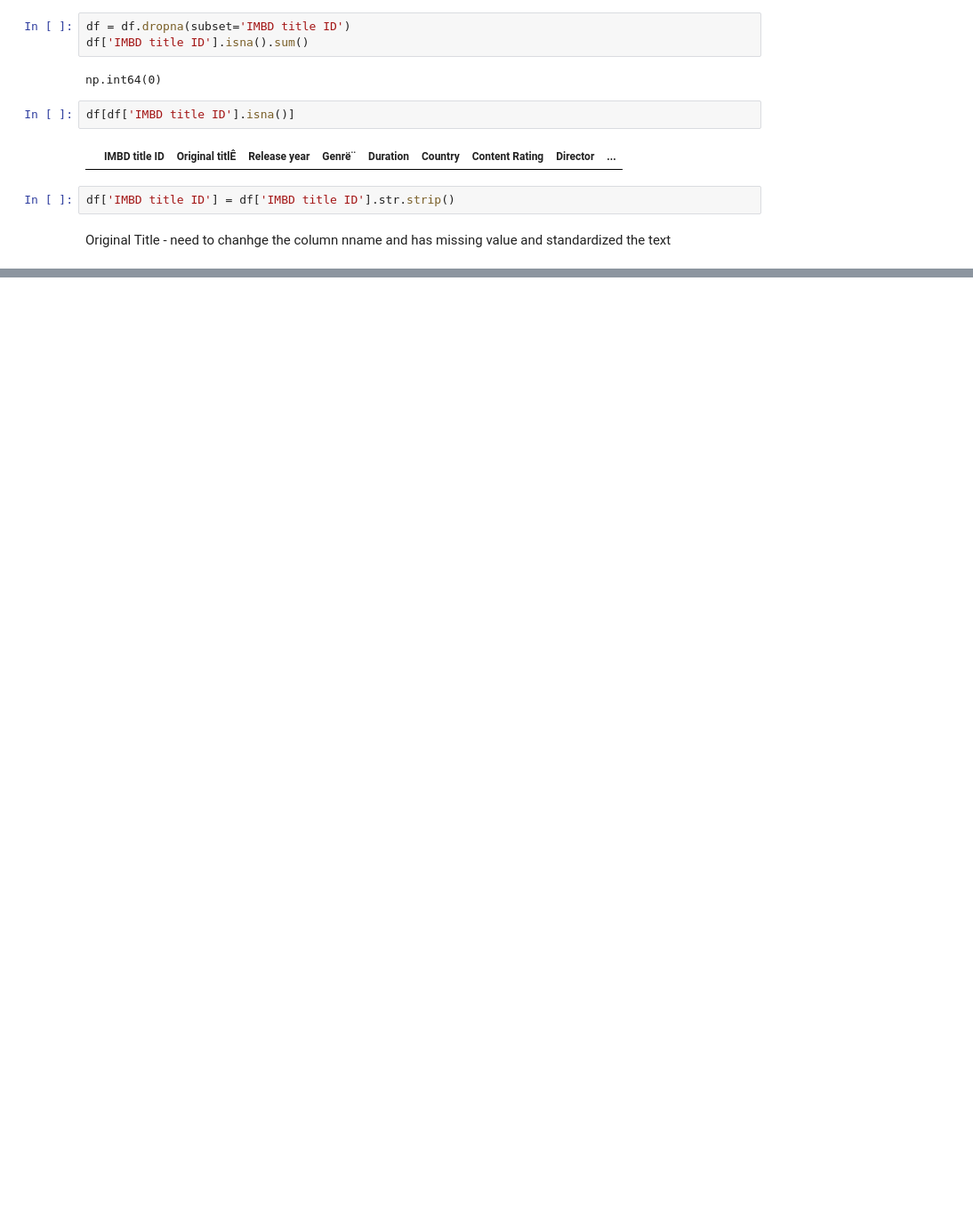
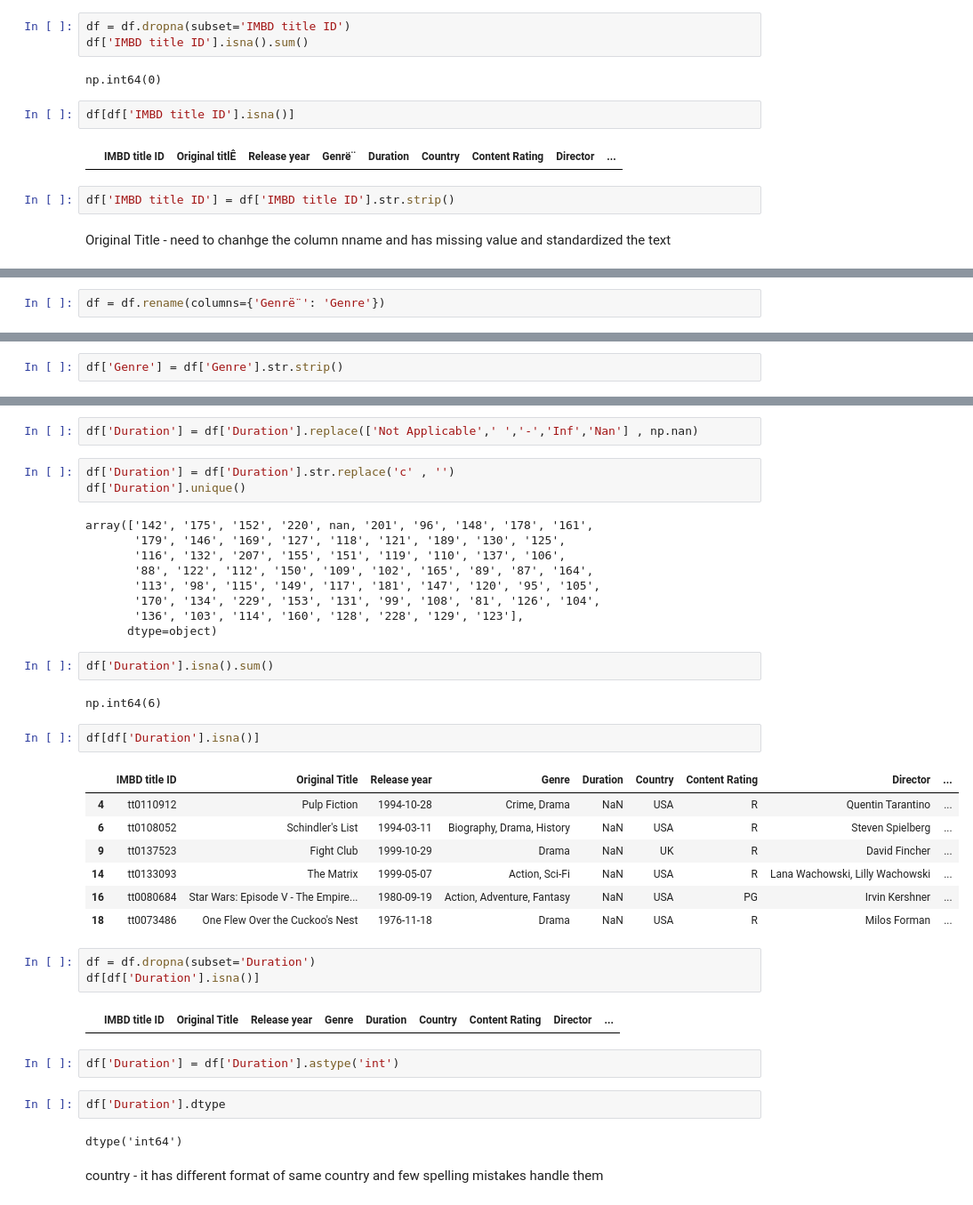
Before and after one commit to Sreesanth-e/EDA, a Jupyter notebook: IMDB/IMDB_EDA.ipynb, the cells around one changed output, grey strips where cells are left out. Shown at 89% size. Drawn from its saved outputs; the diff is of its cells as text; blank space fills up the shorter version.

```diff
--- a/IMDB/IMDB_EDA.ipynb
+++ b/IMDB/IMDB_EDA.ipynb
@@ -225,0 +382,2 @@ df = df.rename(col)
+# %%
+df = df.rename(columns={'Genrë¨': 'Genre'})
@@ -225,0 +390,2 @@ df = df.rename(col)
+# %%
+df['Genre'] = df['Genre'].str.strip()
@@ -225,0 +410,41 @@ df = df.rename(col)
+# %%
+df['Duration'] = df['Duration'].replace(['Not Applicable',' ','-','Inf','Nan'] , np.nan)
+# %%
+df['Duration'] = df['Duration'].str.replace('c' , '')
+df['Duration'].unique()
+# %% [output]
+array(['142', '175', '152', '220', nan, '201', '96', '148', '178', '161',
+       '179', '146', '169', '127', '118', '121', '189', '130', '125',
+       '116', '132', '207', '155', '151', '119', '110', '137', '106',
+       '88', '122', '112', '150', '109', '102', '165', '89', '87', '164',
+       '113', '98', '115', '149', '117', '181', '147', '120', '95', '105',
+       '170', '134', '229', '153', '131', '99', '108', '81', '126', '104',
+       '136', '103', '114', '160', '128', '228', '129', '123'],
+      dtype=object)
+# %%
+df['Duration'].isna().sum()
+# %% [output]
+np.int64(6)
+# %%
+df[df['Duration'].isna()]
+# %% [output]
+|  | IMBD title ID | Original Title | Release year | Genre | Duration | Country | Content Rating | Director | ... |
+| 4 | tt0110912 | Pulp Fiction | 1994-10-28 | Crime, Drama | NaN | USA | R | Quentin Tarantino | ... |
+| 6 | tt0108052 | Schindler's List | 1994-03-11 | Biography, Drama, History | NaN | USA | R | Steven Spielberg | ... |
+| 9 | tt0137523 | Fight Club | 1999-10-29 | Drama | NaN | UK | R | David Fincher | ... |
+| 14 | tt0133093 | The Matrix | 1999-05-07 | Action, Sci-Fi | NaN | USA | R | Lana Wachowski, Lilly Wachowski | ... |
+| 16 | tt0080684 | Star Wars: Episode V - The Empire... | 1980-09-19 | Action, Adventure, Fantasy | NaN | USA | PG | Irvin Kershner | ... |
+| 18 | tt0073486 | One Flew Over the Cuckoo's Nest | 1976-11-18 | Drama | NaN | USA | R | Milos Forman | ... |
+# %%
+df = df.dropna(subset='Duration')
+df[df['Duration'].isna()]
+# %% [output]
+|  | IMBD title ID | Original Title | Release year | Genre | Duration | Country | Content Rating | Director | ... |
+# %%
+df['Duration'] = df['Duration'].astype('int')
+# %%
+df['Duration'].dtype
+# %% [output]
+dtype('int64')
+# %% [markdown]
+country - it has different format of same country and few spelling mistakes handle them
```
Also changed, not shown: parts of 38 cells of this notebook.
